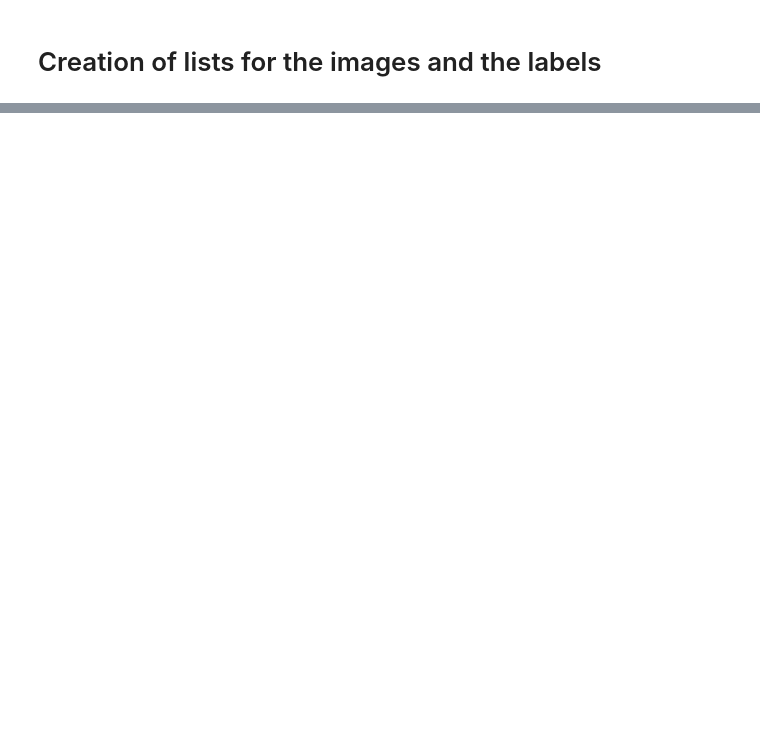
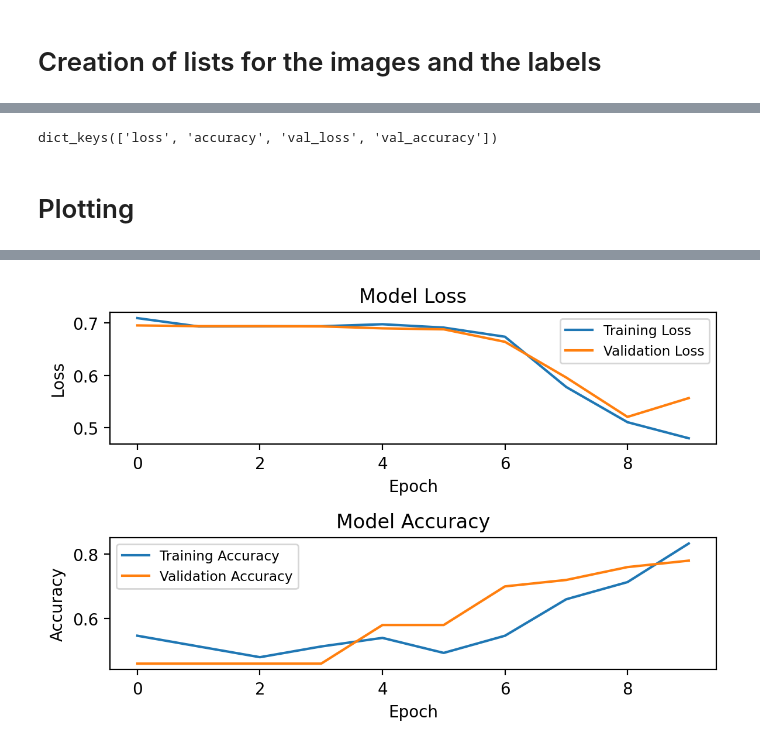
Before and after one commit to yemioyeleke/Malaria_Detection_CNN, a Jupyter notebook: Malaria_Detection_with_CNN.ipynb, the cells around one changed output, grey strips where cells are left out. Drawn from its saved outputs; the diff is of its cells as text; code cells hidden in the pictures; blank space fills up the shorter version.

```diff
--- a/Malaria_Detection_with_CNN.ipynb
+++ b/Malaria_Detection_with_CNN.ipynb
@@ -67,0 +188,7 @@ make_train_data('Uninfected',norm_DIR)
+# %%
+# Modelling starts using a CNN.
+from tensorflow.keras.models import Sequential
+import tensorflow as tf
+
+model = Sequential()
+model.add(tf.keras.layers.Conv2D(filters = 32, kernel_size = (5,5),padding = 'Same',activation ='relu', input_shape = (128,128,3)))
@@ -67,0 +267,4 @@ make_train_data('Uninfected',norm_DIR)
+# %%
+#Here we compile the CNN model for checking any errors and initialize the ADAM optimizer. We have used Cross-Entropy has our loss function.
+
+model.compile(optimizer=tf.keras.optimizers.Adam(learning_rate=0.001),loss='categorical_crossentropy',metrics=['accuracy'])
@@ -67,0 +281,8 @@ make_train_data('Uninfected',norm_DIR)
+# %%
+history = model.fit(x_train, y_train,
+                    batch_size=4,
+                    epochs=10,
+                    # We pass some validation for
+                    # monitoring validation loss and metrics
+                    # at the end of each epoch
+                    validation_data=(x_test, y_test))
@@ -67,0 +310,40 @@ make_train_data('Uninfected',norm_DIR)
+# %%
+print(history.history.keys())
+# %% [output]
+dict_keys(['loss', 'accuracy', 'val_loss', 'val_accuracy'])
+# %% [markdown]
+# Plotting
+# %%
+plt.rcParams["figure.dpi"] = 200
+plt.rcParams["figure.figsize"] = (6, 4)
+
+# Plot loss
+plt.subplot(2, 1, 1)
+plt.plot(history.history['loss'], label='Training Loss')
+plt.plot(history.history['val_loss'], label='Validation Loss')
+plt.title('Model Loss')
+plt.ylabel('Loss')
+plt.xlabel('Epoch')
+plt.legend(fontsize='small')
+
+# Plot accuracy
+plt.subplot(2, 1, 2)
+plt.plot(history.history['accuracy'], label='Training Accuracy')
+plt.plot(history.history['val_accuracy'], label='Validation Accuracy')
+plt.title('Model Accuracy')
+plt.ylabel('Accuracy')
+plt.xlabel('Epoch')
+plt.legend(fontsize='small')
+
+# Show final scores
+print("Final Training Loss:", history.history['loss'][-1])
+print("Final Training Accuracy:", history.history['accuracy'][-1])
+print("Final Validation Loss:", history.history['val_loss'][-1])
+print("Final Validation Accuracy:", history.history['val_accuracy'][-1])
+
+# Adjust subplots layout
+plt.tight_layout()
+
+# Display the plot
+plt.show()
+# %% [output]
@@ -67,0 +354 @@ make_train_data('Uninfected',norm_DIR)
+[figure, added]
```
Also changed, not shown: parts of 54 cells of this notebook.
